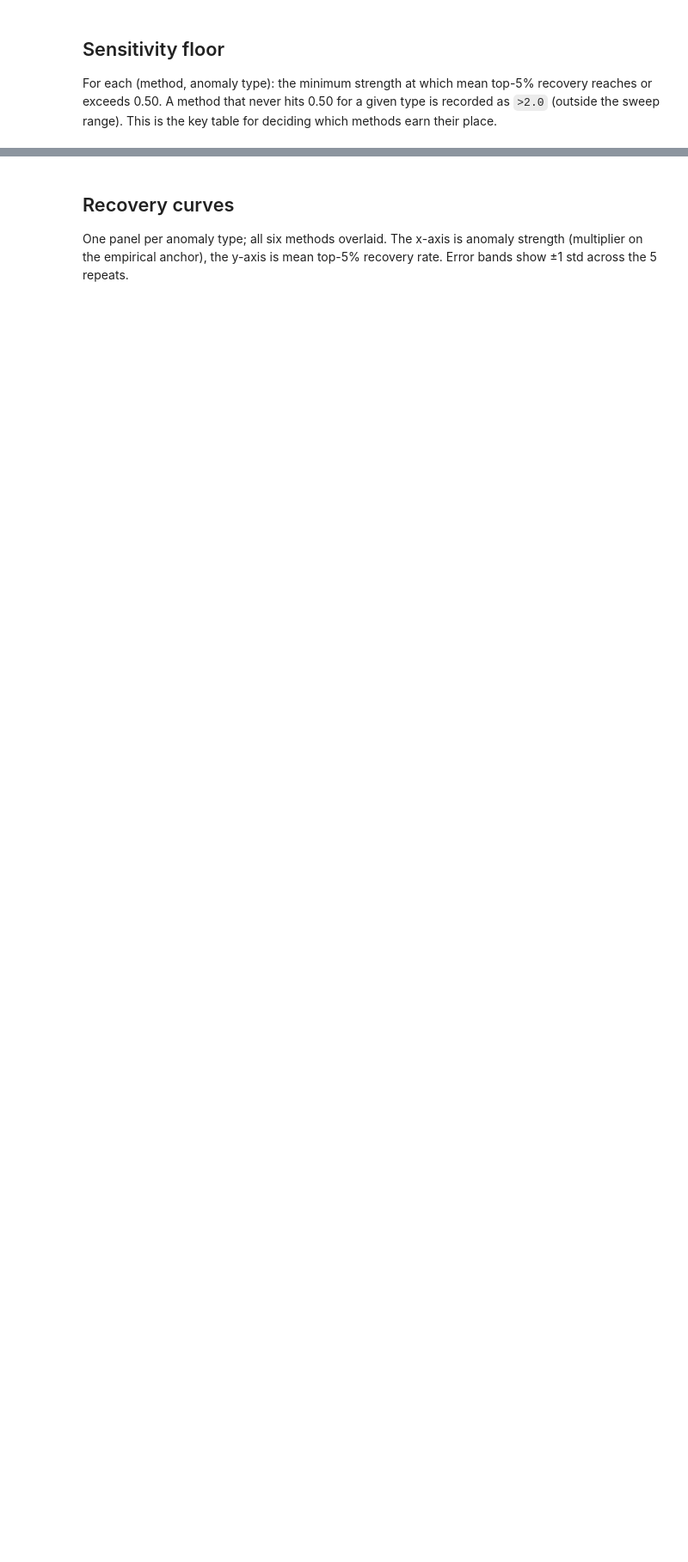
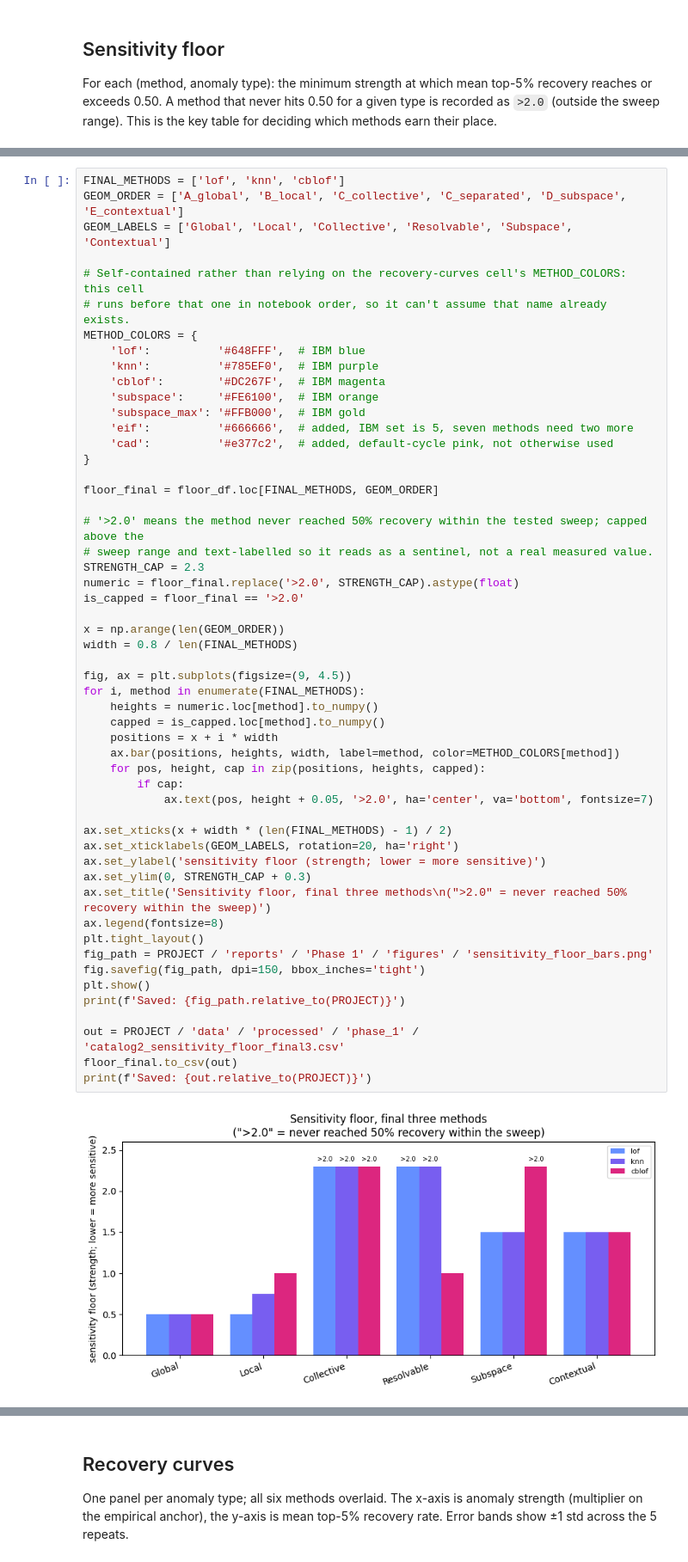
Before and after one commit to exicxx/FRBAnomalyDetection, a Jupyter notebook: Phase 1/notebooks/cat2/03_injection_recovery_cat2.ipynb, the cells around one changed output, grey strips where cells are left out. Shown at 86% size. Cells and saved outputs as stored; diff of their text form; blank space fills up the shorter version.

```diff
--- a/Phase 1/notebooks/cat2/03_injection_recovery_cat2.ipynb
+++ b/Phase 1/notebooks/cat2/03_injection_recovery_cat2.ipynb
@@ -467,0 +515,55 @@ subspace_max     0.25    0.25         >2.0        >2.0       0.25          1.0
+# %%
+FINAL_METHODS = ['lof', 'knn', 'cblof']
+GEOM_ORDER = ['A_global', 'B_local', 'C_collective', 'C_separated', 'D_subspace', 'E_contextual']
+GEOM_LABELS = ['Global', 'Local', 'Collective', 'Resolvable', 'Subspace', 'Contextual']
+
+# Self-contained rather than relying on the recovery-curves cell's METHOD_COLORS: this cell
+# runs before that one in notebook order, so it can't assume that name already exists.
+METHOD_COLORS = {
+    'lof':          '#648FFF',  # IBM blue
+    'knn':          '#785EF0',  # IBM purple
+    'cblof':        '#DC267F',  # IBM magenta
+    'subspace':     '#FE6100',  # IBM orange
+    'subspace_max': '#FFB000',  # IBM gold
+    'eif':          '#666666',  # added, IBM set is 5, seven methods need two more
+    'cad':          '#e377c2',  # added, default-cycle pink, not otherwise used
+}
+
+floor_final = floor_df.loc[FINAL_METHODS, GEOM_ORDER]
+
+# '>2.0' means the method never reached 50% recovery within the tested sweep; capped above the
+# sweep range and text-labelled so it reads as a sentinel, not a real measured value.
+STRENGTH_CAP = 2.3
+numeric = floor_final.replace('>2.0', STRENGTH_CAP).astype(float)
+is_capped = floor_final == '>2.0'
+
+x = np.arange(len(GEOM_ORDER))
+width = 0.8 / len(FINAL_METHODS)
+
+fig, ax = plt.subplots(figsize=(9, 4.5))
+for i, method in enumerate(FINAL_METHODS):
+    heights = numeric.loc[method].to_numpy()
+    capped = is_capped.loc[method].to_numpy()
+    positions = x + i * width
+    ax.bar(positions, heights, width, label=method, color=METHOD_COLORS[method])
+    for pos, height, cap in zip(positions, heights, capped):
+        if cap:
+            ax.text(pos, height + 0.05, '>2.0', ha='center', va='bottom', fontsize=7)
+
+ax.set_xticks(x + width * (len(FINAL_METHODS) - 1) / 2)
+ax.set_xticklabels(GEOM_LABELS, rotation=20, ha='right')
+ax.set_ylabel('sensitivity floor (strength; lower = more sensitive)')
+ax.set_ylim(0, STRENGTH_CAP + 0.3)
+ax.set_title('Sensitivity floor, final three methods\n(">2.0" = never reached 50% recovery within the sweep)')
+ax.legend(fontsize=8)
+plt.tight_layout()
+fig_path = PROJECT / 'reports' / 'Phase 1' / 'figures' / 'sensitivity_floor_bars.png'
+fig.savefig(fig_path, dpi=150, bbox_inches='tight')
+plt.show()
+print(f'Saved: {fig_path.relative_to(PROJECT)}')
+
+out = PROJECT / 'data' / 'processed' / 'phase_1' / 'catalog2_sensitivity_floor_final3.csv'
+floor_final.to_csv(out)
+print(f'Saved: {out.relative_to(PROJECT)}')
+# %% [output]
+[figure, added]
```
Also changed, not shown: parts of 10 cells of this notebook, 14 other files.
